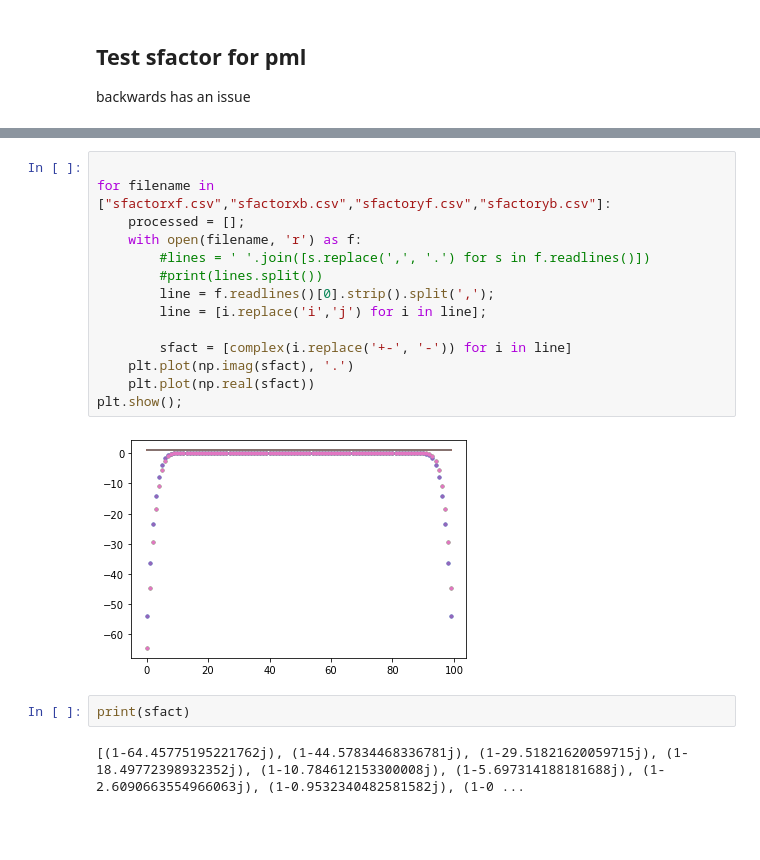
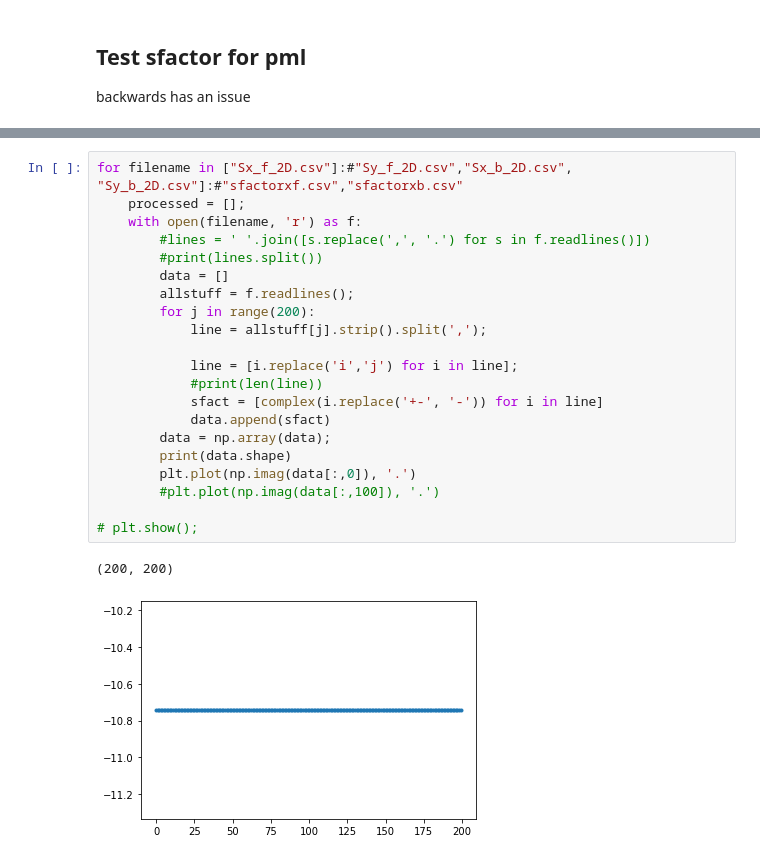
Before and after one commit to zhaonat/fdfd-armadillo, a Jupyter notebook: notebooks/test_armadillo.ipynb, the cells around one changed output, grey strips where cells are left out. Cells and saved outputs as stored; diff of their text form; blank space fills up the shorter version.

```diff
--- a/notebooks/test_armadillo.ipynb
+++ b/notebooks/test_armadillo.ipynb
@@ -59,20 +96,24 @@ backwards has an issue
 # %%
-
-for filename in ["sfactorxf.csv","sfactorxb.csv","sfactoryf.csv","sfactoryb.csv"]:
+for filename in ["Sx_f_2D.csv"]:#"Sy_f_2D.csv","Sx_b_2D.csv", "Sy_b_2D.csv"]:#"sfactorxf.csv","sfactorxb.csv"
     processed = [];
     with open(filename, 'r') as f:
         #lines = ' '.join([s.replace(',', '.') for s in f.readlines()])
         #print(lines.split())
-        line = f.readlines()[0].strip().split(',');
-        line = [i.replace('i','j') for i in line];
+        data = []
+        allstuff = f.readlines();
+        for j in range(200):
+            line = allstuff[j].strip().split(',');
 
-        sfact = [complex(i.replace('+-', '-')) for i in line]
-    plt.plot(np.imag(sfact), '.')
-    plt.plot(np.real(sfact))
-plt.show();
+            line = [i.replace('i','j') for i in line];
+            #print(len(line))
+            sfact = [complex(i.replace('+-', '-')) for i in line]
+            data.append(sfact)
+        data = np.array(data);
+        print(data.shape)
+        plt.plot(np.imag(data[:,0]), '.')
+        #plt.plot(np.imag(data[:,100]), '.')
+
+# plt.show();
 # %% [output]
+(200, 200)
-[figure, old version]
+[figure, new version]
-# %%
-print(sfact)
-# %% [output]
-[(1-64.45775195221762j), (1-44.57834468336781j), (1-29.51821620059715j), (1-18.49772398932352j), (1-10.784612153300008j), (1-5.697314188181688j), (1-2.6090663554966063j), (1-0.9532340482581582j), (1-0 ...
```
Also changed, not shown: parts of 4 cells of this notebook, 35 other files.
